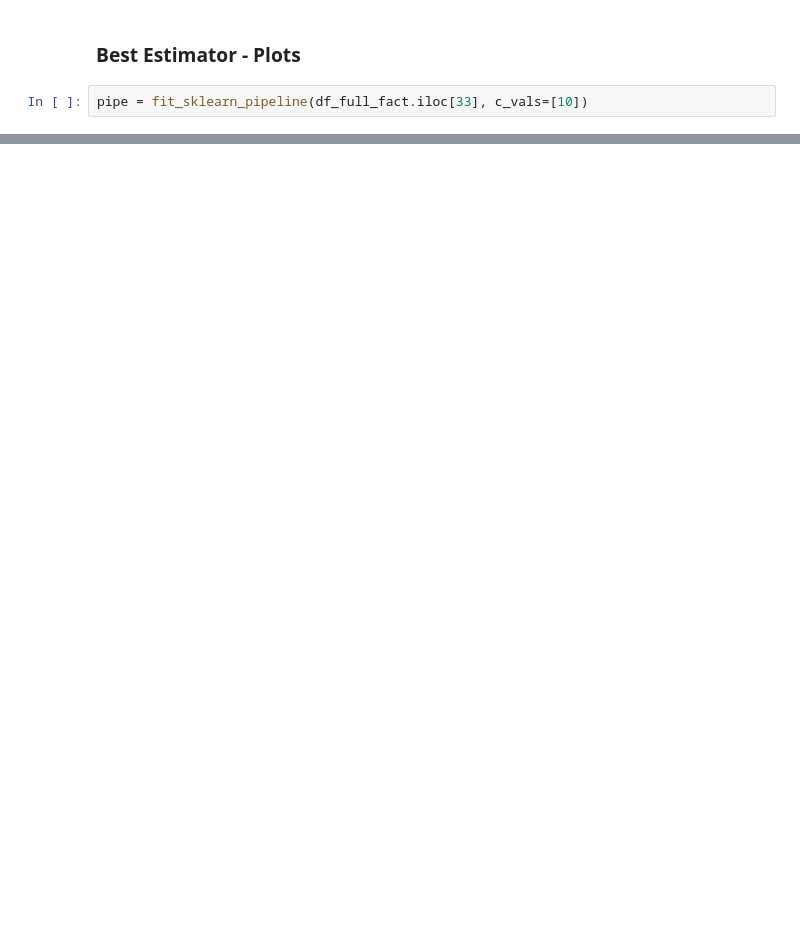
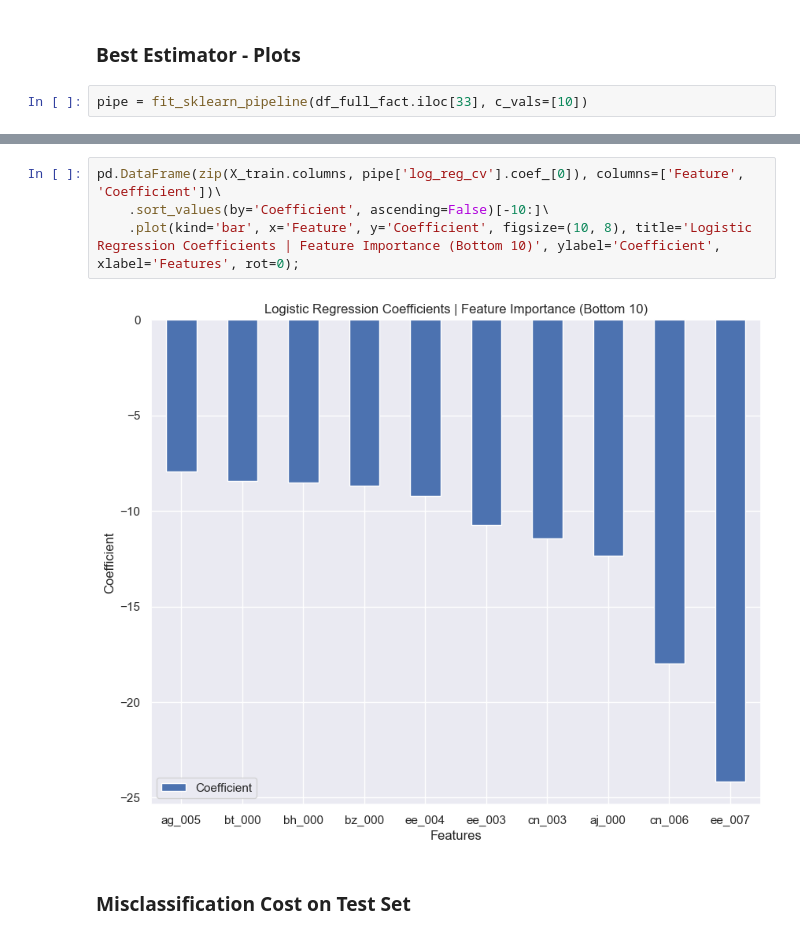
Before and after one commit to tungtngyn/predictive-maintenance-aps, a Jupyter notebook: logistic_reg.ipynb, the cells around one changed output, grey strips where cells are left out. Drawn from its saved outputs; the diff is of its cells as text; blank space fills up the shorter version.

```diff
--- a/logistic_reg.ipynb
+++ b/logistic_reg.ipynb
@@ -266,0 +293,8 @@ Investigate which features are most important based on logistic regression coeff
+# %%
+pd.DataFrame(zip(X_train.columns, pipe['log_reg_cv'].coef_[0]), columns=['Feature', 'Coefficient'])\
+    .sort_values(by='Coefficient', ascending=False)[-10:]\
+    .plot(kind='bar', x='Feature', y='Coefficient', figsize=(10, 8), title='Logistic Regression Coefficients | Feature Importance (Bottom 10)', ylabel='Coefficient', xlabel='Features', rot=0);
+# %% [output]
+[figure, added]
+# %% [markdown]
+### Misclassification Cost on Test Set
```
Also changed, not shown: parts of 16 cells of this notebook, 6 other files.
